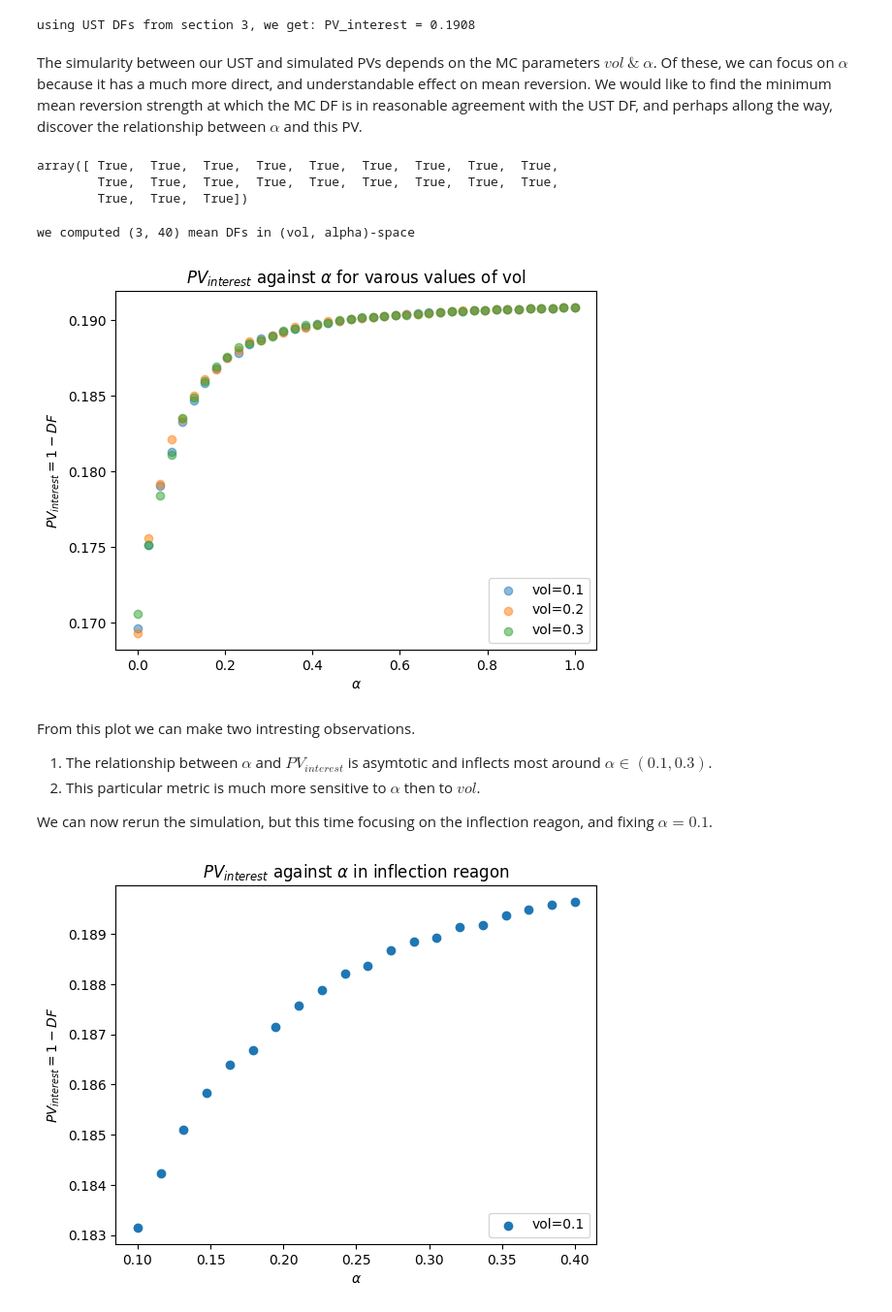
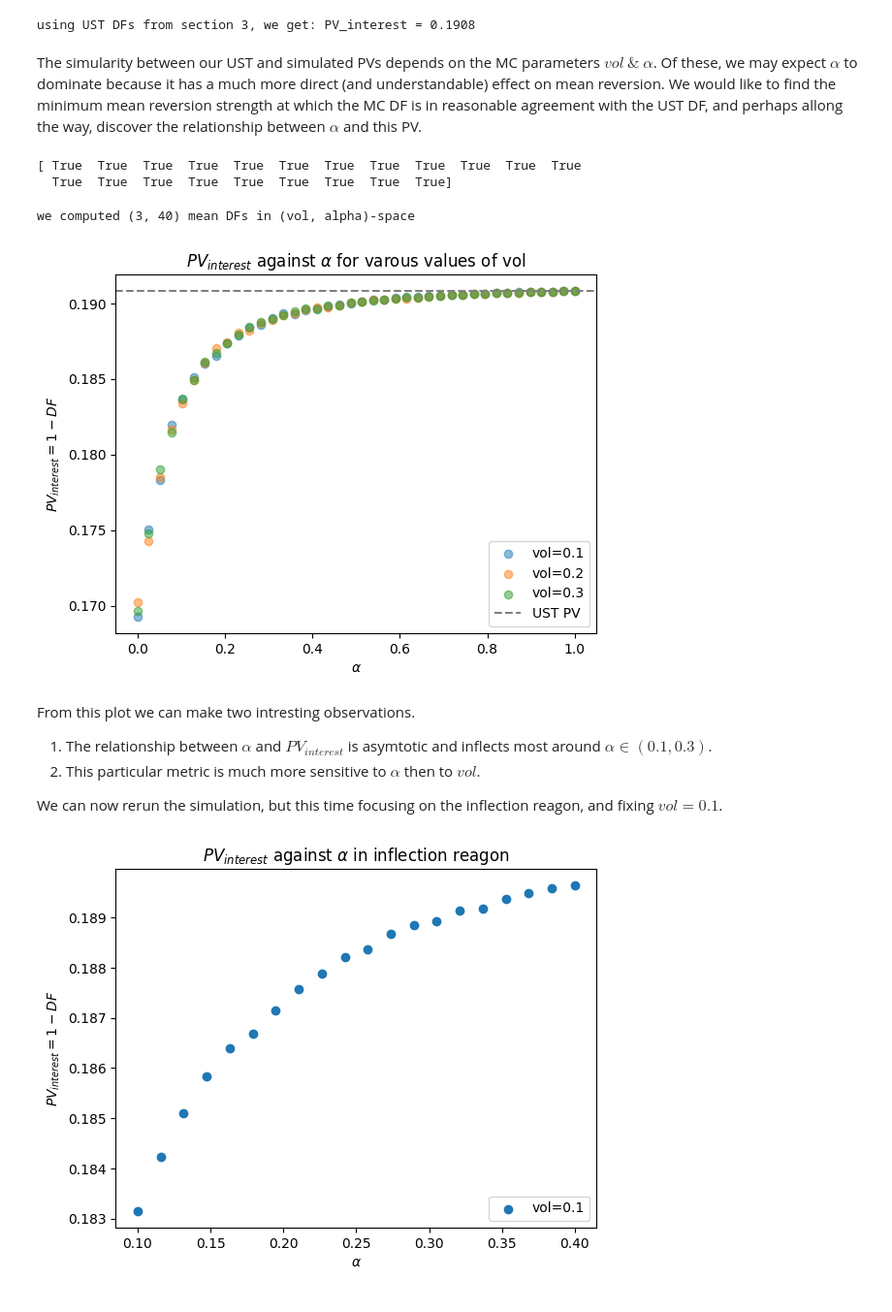
Before and after one commit to leo-megliola/swaptions, a Jupyter notebook: SWAPTION_MODEL.ipynb, the cells around one changed output. Shown at 97% size. Cells and saved outputs as stored; diff of their text form; code cells hidden in the pictures.

```diff
--- a/SWAPTION_MODEL.ipynb
+++ b/SWAPTION_MODEL.ipynb
@@ -307,16 +311,15 @@ print(f'using UST DFs from section 3, we get: PV_interest = {np.round(1-UST_DFs[
 # %% [output]
 using UST DFs from section 3, we get: PV_interest = 0.1908
 # %% [markdown]
-The simularity between our UST and simulated PVs depends on the MC parameters $vol\ \& \ \alpha$. Of these, we can focus on $\alpha$ because it has a much more direct, and understandable effect on mean reversion. We would like to find the minimum mean reversion strength at which the MC DF is in reasonable agreement with the UST DF, and perhaps allong the way, discover the relationship between $\alpha$ and this PV.
+The simularity between our UST and simulated PVs depends on the MC parameters $vol\ \& \ \alpha$. Of these, we may expect $\alpha$ to dominate because it has a much more direct (and understandable) effect on mean reversion. We would like to find the minimum mean reversion strength at which the MC DF is in reasonable agreement with the UST DF, and perhaps allong the way, discover the relationship between $\alpha$ and this PV.
 # %%
-#confirm impplemtation is working: simple_mr w/alpha=1 == forwards?
+#confirm implemtation is working: simple_mr w/alpha=1 == forwards?
 a = generate_fwd_path(simple_mr, UST_forwards[0], {'vol':0.20, 'fwds':UST_forwards, 'alpha':1})
 b = UST_forwards
-np.isclose(a-b, 0)
+print(np.isclose(a, b))
 # %% [output]
-array([ True,  True,  True,  True,  True,  True,  True,  True,  True,
-        True,  True,  True,  True,  True,  True,  True,  True,  True,
-        True,  True,  True])
+[ True  True  True  True  True  True  True  True  True  True  True  True
+  True  True  True  True  True  True  True  True  True]
 # %%
 #repeat MC simulations across 2D (vol, alpha) perameter surface
 alphas = np.linspace(0, 1, 40)
@@ -333,20 +336,21 @@ we computed (3, 40) mean DFs in (vol, alpha)-space
 # %%
 plt.scatter(alphas, 1-mean_DFs[0,:], label='vol=0.1', alpha=0.5)
 plt.scatter(alphas, 1-mean_DFs[1,:], label='vol=0.2', alpha=0.5)
 plt.scatter(alphas, 1-mean_DFs[2,:], label='vol=0.3', alpha=0.5)
+plt.axhline(1-UST_DFs[-1], label='UST PV', c='gray', ls='--')
 plt.title('$PV_{interest}$ against $\\alpha$ for varous values of vol')
 plt.ylabel('$PV_{interest}=1-DF$')
 plt.xlabel('$\\alpha$')
 plt.legend(loc='lower right')
 plt.show()
 # %% [output]
-[figure, old version]
+[figure, new version]
 # %% [markdown]
 From this plot we can make two intresting observations.
 1. The relationship between $\alpha$ and $PV_{interest}$ is asymtotic and inflects most around $\alpha \in (0.1, 0.3)$.
 2. This particular metric is much more sensitive to $\alpha$ then to $vol$.
 
-We can now rerun the simulation, but this time focusing on the inflection reagon, and fixing $\alpha=0.1$.
+We can now rerun the simulation, but this time focusing on the inflection reagon, and fixing $vol=0.1$.
 # %%
 alphas_inflection = np.linspace(0.1, 0.4, 20)
 mean_DFs_inflection = np.zeros_like(alphas_inflection)
```
Also changed, not shown: parts of 11 cells of this notebook.
